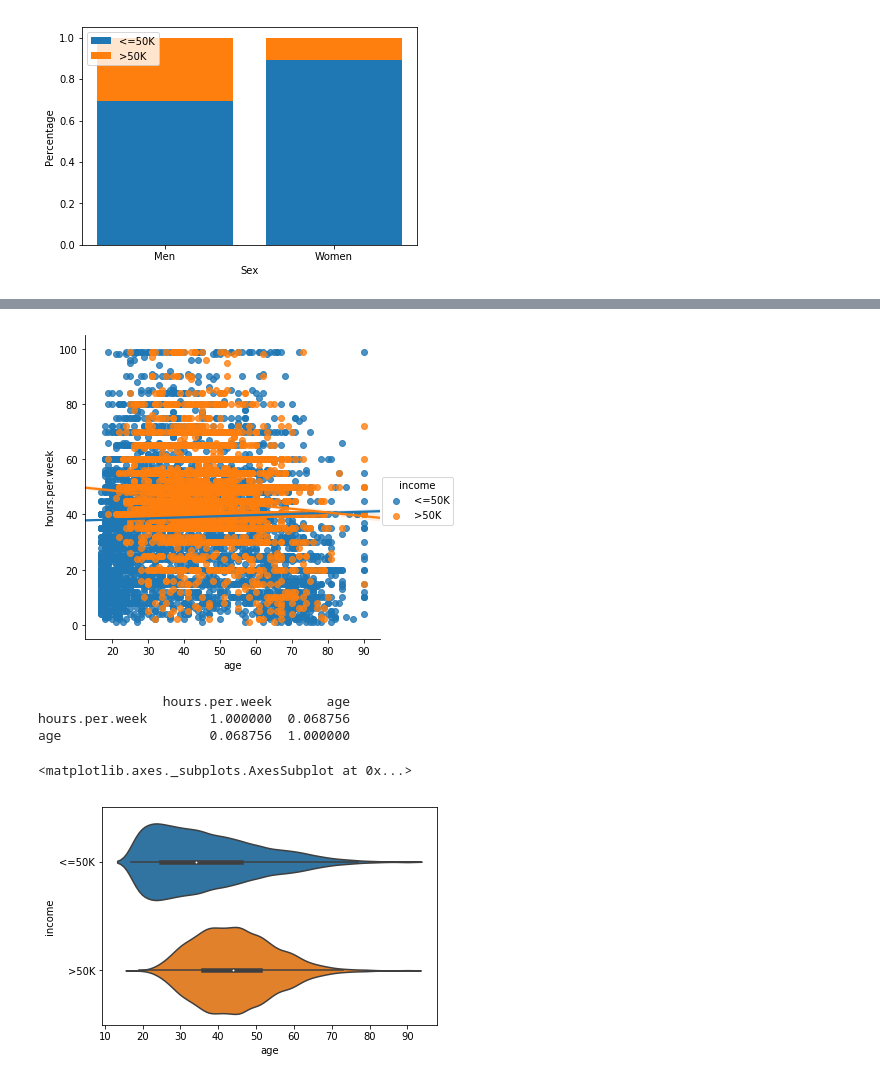
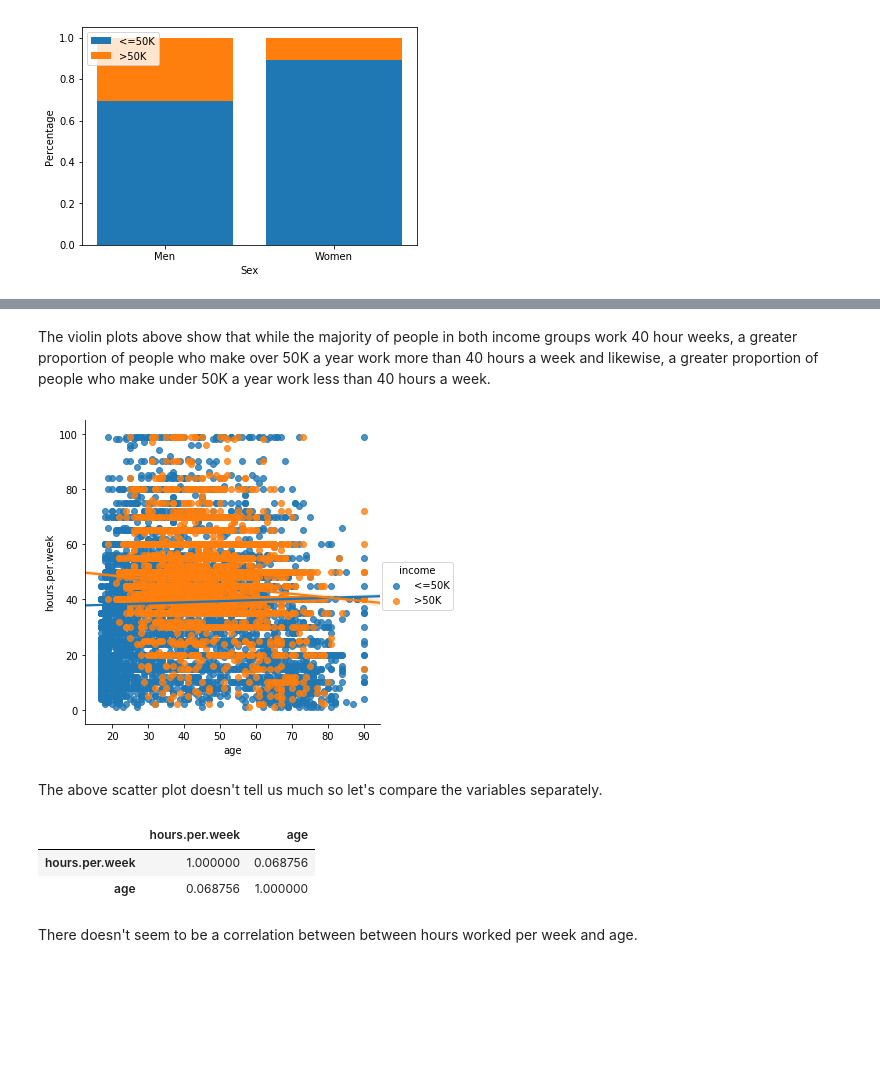
Before and after one commit to fairfield-university-ba505-fall2018/final-project-mike-frank-ben, a Jupyter notebook: Functions.ipynb, the cells around one changed output, grey strips where cells are left out. Saved outputs shown, nothing was run; the diff lists cells and outputs as text; code cells hidden in the pictures; blank space fills up the shorter version.

```diff
--- a/Functions.ipynb
+++ b/Functions.ipynb
@@ -67,15 +65,20 @@ Name: hours.per.week, dtype: float64
+# %% [markdown]
+The violin plots above show that while the majority of people in both income groups work 40 hour weeks, a greater proportion of people who make over 50K a year work more than 40 hours a week and likewise, a greater proportion of people who make under 50K a year work less than 40 hours a week.
 # %%
 #What is the relationship between a person’s age, hours worked per week and their income level?
 
 sns.lmplot(x='age',y='hours.per.week',data=raw_data,hue='income')
 plt.show()
-print(raw_data[['hours.per.week','age']].corr())
-
-sns.violinplot(y='income',x='age',data=raw_data)
 # %% [output]
 [figure]
-                hours.per.week       age
-hours.per.week        1.000000  0.068756
-age                   0.068756  1.000000
-<matplotlib.axes._subplots.AxesSubplot at 0x...>
-[figure, removed]
+# %% [markdown]
+The above scatter plot doesn't tell us much so let's compare the variables separately.
+# %%
+#Check the correlation between hours worked per week and age
+raw_data[['hours.per.week','age']].corr()
+# %% [output]
+|  | hours.per.week | age |
+| hours.per.week | 1.000000 | 0.068756 |
+| age | 0.068756 | 1.000000 |
+# %% [markdown]
+There doesn't seem to be a correlation between between hours worked per week and age.
```
Also changed, not shown: parts of 9 cells of this notebook.
